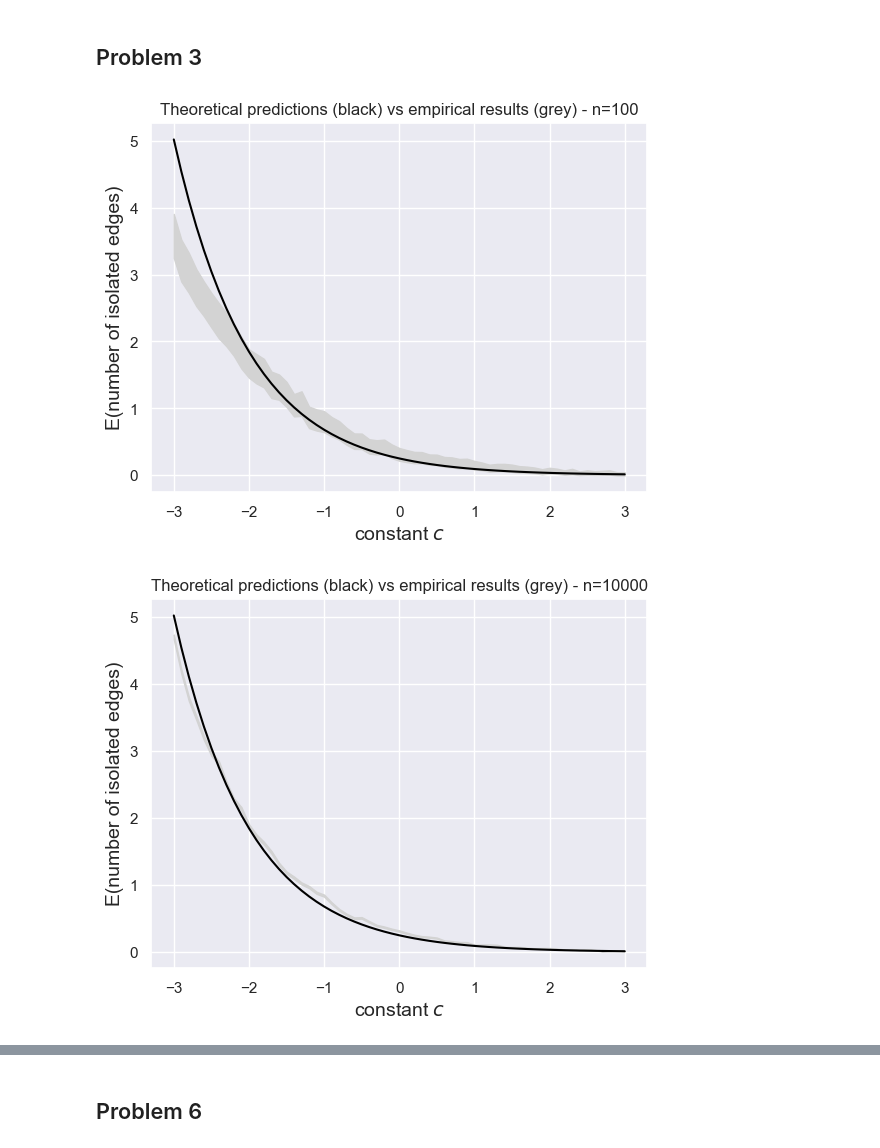
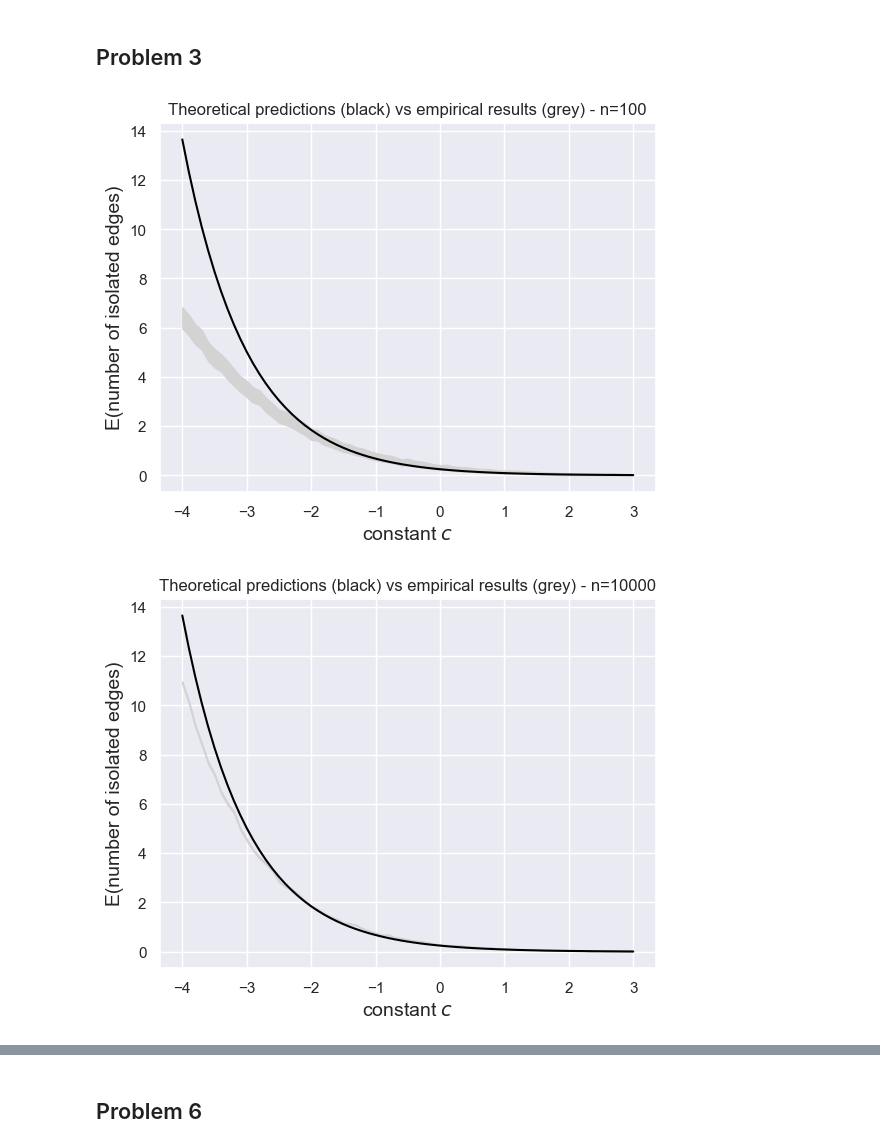
Before and after one commit to hoangntc/GraphMiningNotebooks, a Jupyter notebook: assignment/assignment_02.ipynb, the cells around one changed output, grey strips where cells are left out. Drawn from its saved outputs; the diff is of its cells as text; code cells hidden in the pictures.

```diff
--- a/assignment/assignment_02.ipynb
+++ b/assignment/assignment_02.ipynb
@@ -20,50 +20,58 @@ sns.set_theme()
 # %% [markdown]
 ## Problem 3
 # %%
-def get_isolated_edges(g):
+def count_isolated_edges(g):
     nodes = g.vs.select(_degree=1)
-#     print(len(nodes), len(g.subgraph(nodes).es))
-    return g.subgraph(nodes).es
+    isolated_edges = g.subgraph(nodes).es
+    return len(isolated_edges)
+
+# def count_isolated_edges(g):
+#     no_isolated_edges = 0
+#     for v in g.vs:
+#         if g.degree(v) == 1:
+#             neighbors = g.neighbors(v)
+#             if g.degree(neighbors[0]) == 1:
+#                 no_isolated_edges += 1
+#     return int(no_isolated_edges/2)
 # %%
 n = 100
 REP = 1000 ## repeats
-C = np.arange(-3, 3.01,.1)
-z = 1.64
+C = np.arange(-4, 3.01,.1) # we can set the range=[-3, 3] here, but we use wider range to see the difference
+z = 1.645
 
 # empirical
 ic_avg = []
 ic_std = []
 for c in C:
     x = []
     p = (np.log(n) + np.log(np.log(n)) + c) / (2*n)
     for rep in range(REP):
         g = ig.Graph.Erdos_Renyi(n=n, p=p)
-        isolated_edges = get_isolated_edges(g)
-        n_isolated_edges = len(isolated_edges)
+        n_isolated_edges = count_isolated_edges(g)
         x.append(n_isolated_edges)
     ic_avg.append(np.mean(x))
     ic_std.append(np.std(x))
 
 lower_bound = [(m - s * z / np.sqrt(n)) for m,s in zip(ic_avg, ic_std)]
 upper_bound = [(m + s * z / np.sqrt(n)) for m,s in zip(ic_avg, ic_std)]
 
 ## theoretical
 th = [np.exp(-c) / 4 for c in C]
 
 ## plot
 plt.fill_between(C, lower_bound, upper_bound, color='lightgray')
 plt.plot(C, th, color='black')
 plt.title(f'Theoretical predictions (black) vs empirical results (grey) - n={n}')
 plt.xlabel(r'constant $c$', fontsize=14)
 plt.ylabel('E(number of isolated edges)', fontsize=14)
 plt.show()
 # %% [output]
-[figure, old version]
+[figure, new version]
 # %%
 n = 10000
 REP = 1000 ## repeats
-C = np.arange(-3, 3.01,.1)
-z = 1.64
+C = np.arange(-4, 3.01,.1) # we can set the range=[-3, 3] here, but we use wider range to see the difference
+z = 1.645
 
 # empirical
 ic_avg = []
@@ -73,8 +81,7 @@ for c in C:
     p = (np.log(n) + np.log(np.log(n)) + c) / (2*n)
     for rep in range(REP):
         g = ig.Graph.Erdos_Renyi(n=n, p=p)
-        isolated_edges = get_isolated_edges(g)
-        n_isolated_edges = len(isolated_edges)
+        n_isolated_edges = count_isolated_edges(g)
         x.append(n_isolated_edges)
     ic_avg.append(np.mean(x))
     ic_std.append(np.std(x))
@@ -93,4 +100,4 @@ plt.xlabel(r'constant $c$', fontsize=14)
 plt.ylabel('E(number of isolated edges)', fontsize=14)
 plt.show()
 # %% [output]
-[figure, old version]
+[figure, new version]
```
Also changed, not shown: parts of 13 cells of this notebook, 1 other file.
